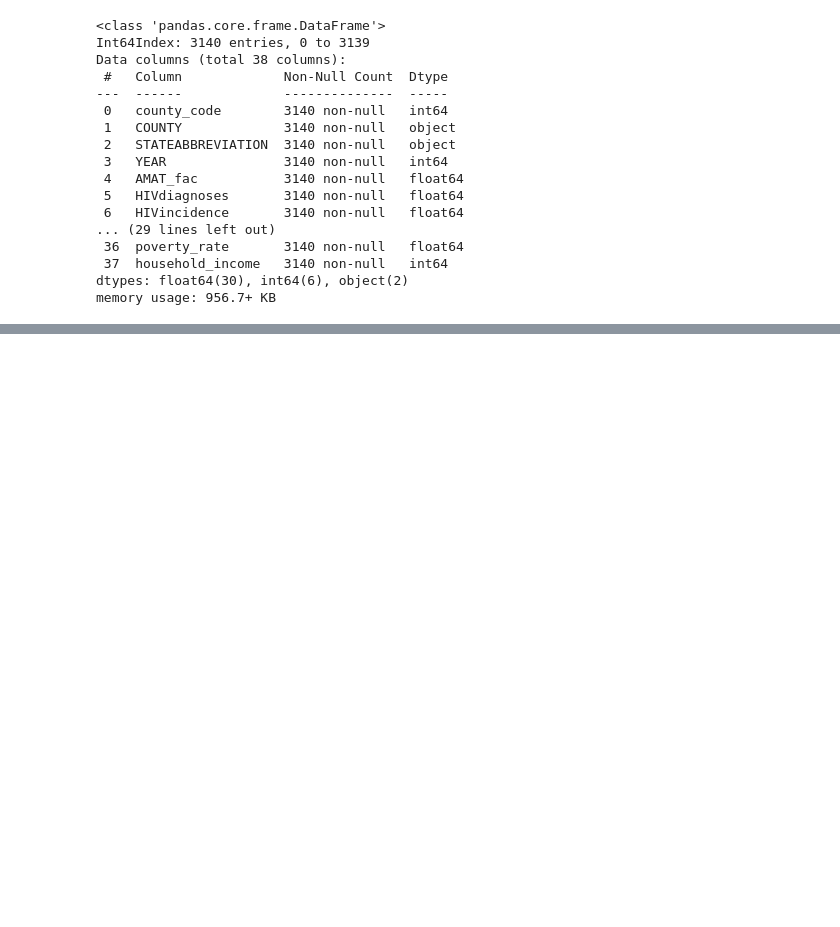
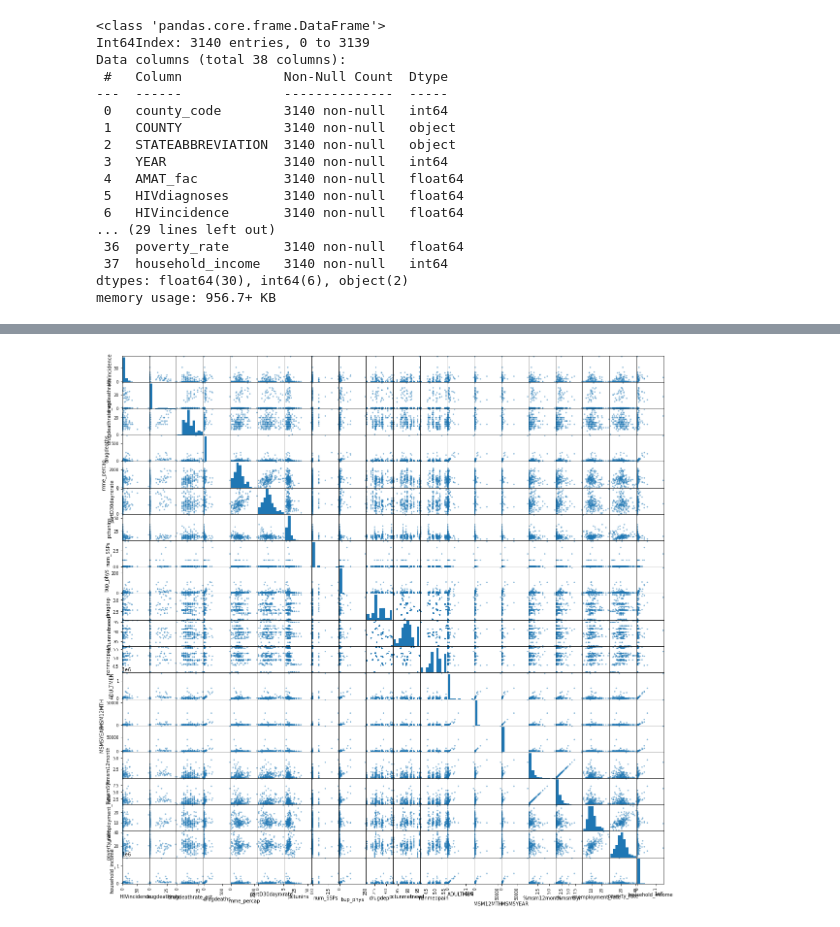
Before and after one commit to Cynz300/forecasting-hiv-incidences-private, a Jupyter notebook: notebooks/merge_data.ipynb, the cells around one changed output, grey strips where cells are left out. Drawn from its saved outputs; the diff is of its cells as text; code cells hidden in the pictures; blank space fills up the shorter version.

```diff
--- a/notebooks/merge_data.ipynb
+++ b/notebooks/merge_data.ipynb
@@ -272,0 +311,9 @@ df_main.to_csv('../data/merged_data.csv')
+# %%
+col_lst = ['HIVincidence', 'drugdeathrate', 'drugdeathrate_est', 'drugdeaths', 'mme_percap',
+       'partD30dayrxrate', 'pctunins', 'num_SSPs', 'bup_phys', 'drugdep',
+       'pctunmetneed', 'nonmedpain', 'ADULTMEN', 'MSM12MTH', 'MSM5YEAR',
+       '%msm12month', '%msm5yr', 'unemployment_rate', 'poverty_rate',
+       'household_income']
+pd.plotting.scatter_matrix(df_main.loc[:200,col_lst] , figsize = (20,20));
+# %% [output]
+[figure, added]
```
Also changed, not shown: parts of 6 cells of this notebook, 1 other file.
